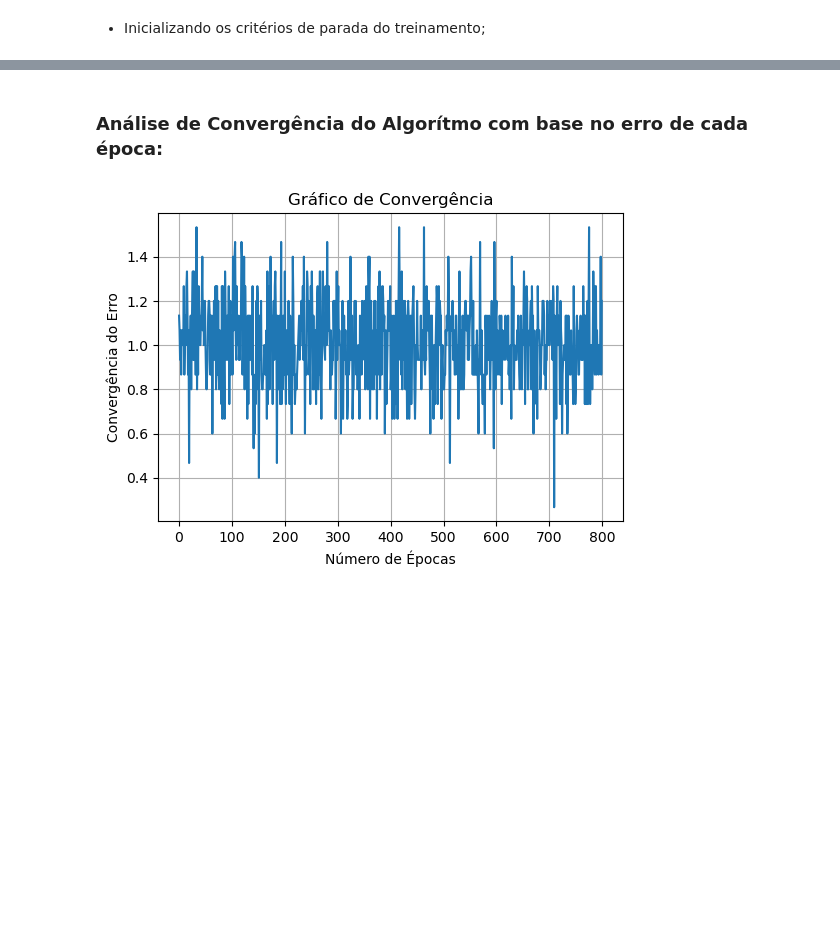
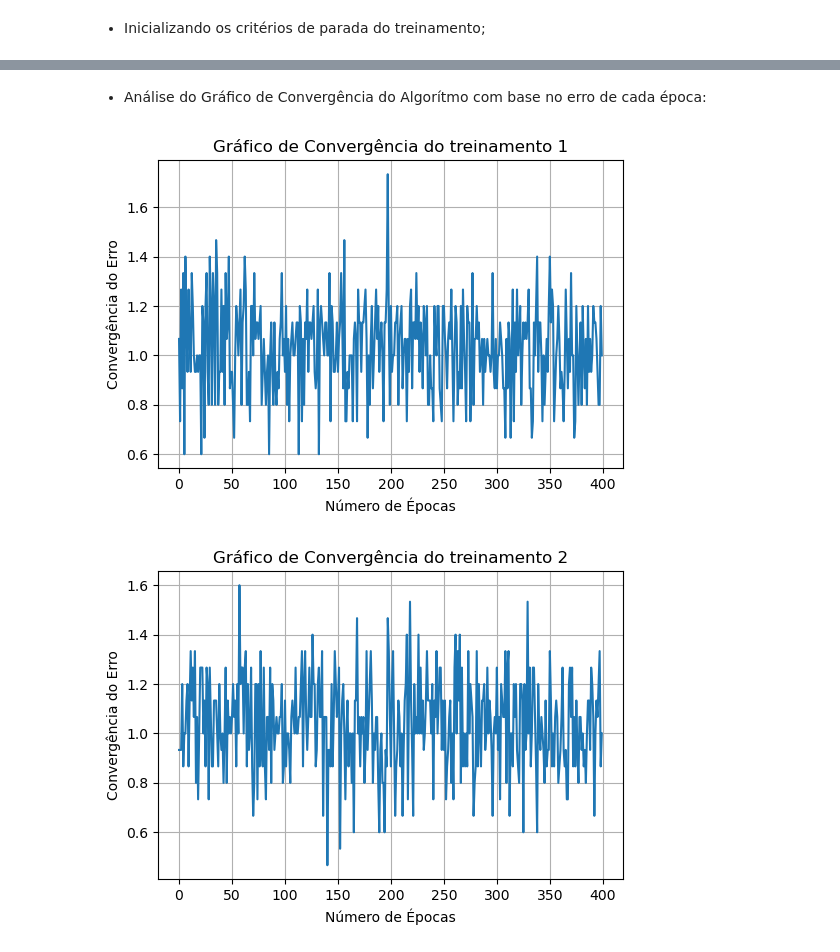
Before and after one commit to Lur4n/RNA, a Jupyter notebook: atividades/perceptron-petroleo.ipynb, the cells around one changed output, grey strips where cells are left out. Drawn from its saved outputs; the diff is of its cells as text; code cells hidden in the pictures; blank space fills up the shorter version.

```diff
--- a/atividades/perceptron-petroleo.ipynb
+++ b/atividades/perceptron-petroleo.ipynb
@@ -132,8 +123,9 @@ criterio_epoca = True
 n_treinamentos = 5
 pesos_iniciais = []
 pesos_finais = []
+erros_treinamentos = []
 
-for treino in range(n_treinamentos):
+for treinamento in range(n_treinamentos):
 
    # reinicializando os pesos aleatórios
    w = np.random.uniform(0, 1, n_variaveis)
@@ -183,22 +175,6 @@ for treino in range(n_treinamentos):
       # verificando e atualizando os critérios de parada
       criterio_erro = (erro_medio > tolerancia)
       criterio_epoca = (epoca < max_epocas)
+   erros_treinamentos.append(erros_epocas) # pegando os erros_epocas de cada treinamento pra gerar o grafico de convergencia
    pesos_finais.append(w.copy())
    # print(f'Época: {epoca}')
-
-# Cria nomes das colunas
-colunas_iniciais = [f'w{i+1}' for i in range(n_variaveis)]
-colunas_finais = [f'w{i+1}' for i in range(n_variaveis)]
-colunas = colunas_iniciais + colunas_finais
-
-# Junta pesos iniciais e finais
-dados = np.hstack([pesos_iniciais, pesos_finais])
-
-# Cria coluna de treinos
-treinos = [f'Treino {i+1}' for i in range(n_treinamentos)]
-
-# Cria DataFrame simples
-df_pesos = pd.DataFrame(dados, columns=colunas)
-df_pesos.insert(0, 'Treino', treinos)
-
-df_pesos
@@ -212,12 +298,26 @@ df_pesos
 # %% [markdown]
-### Análise de Convergência do Algorítmo com base no erro de cada época:
+   - Análise do Gráfico de Convergência do Algorítmo com base no erro de cada época:
-# %%
-plt.figure(figsize=(6,4))
-plt.plot((erros_epocas[:max_epocas]))
-plt.title('Gráfico de Convergência')
-plt.xlabel('Número de Épocas')
-plt.ylabel('Convergência do Erro')
-plt.grid(True)
-plt.show()
-# %% [output]
-[figure, removed]
+# %%
+previsoes_treinamento = []
+
+# --- Geração das previsões ---
+for i in range(n_treinamentos):
+    yhat_teste = np.zeros(n_amostras)
+    for j in range(n_amostras):
+        yhat_teste[j] = previsao(pesos_finais[i], x[j, :])
+    previsoes_treinamento.append(yhat_teste)
+
+acuracia = []
+
+# --- Plot e cálculo da acurácia ---
+for i in range(n_treinamentos):
+    plt.figure(figsize=(6,4))
+    plt.plot(erros_treinamentos[i][:max_epocas])
+    plt.title(f'Gráfico de Convergência do treinamento {i+1}')
+    plt.xlabel('Número de Épocas')
+    plt.ylabel('Convergência do Erro')
+    plt.grid(True)
+    plt.show()
+# %% [output]
+[figure, added]
+[figure, added]
```
Also changed, not shown: parts of 32 cells of this notebook, 4 other files.
